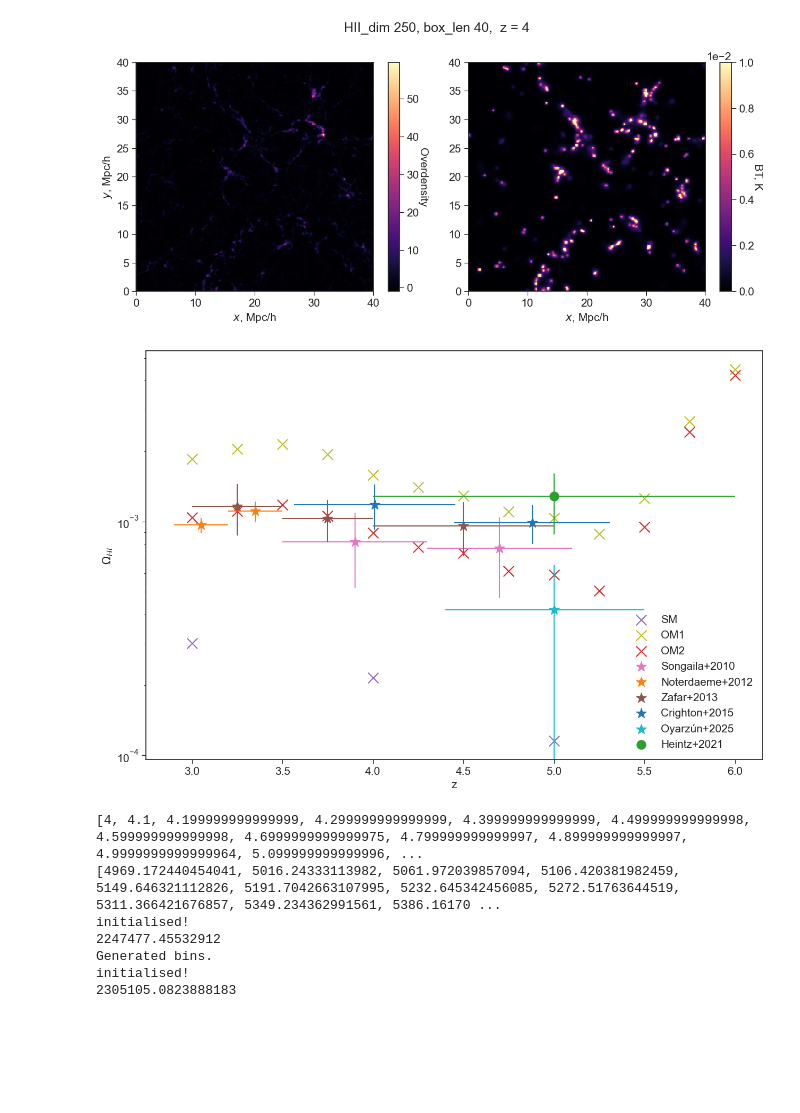
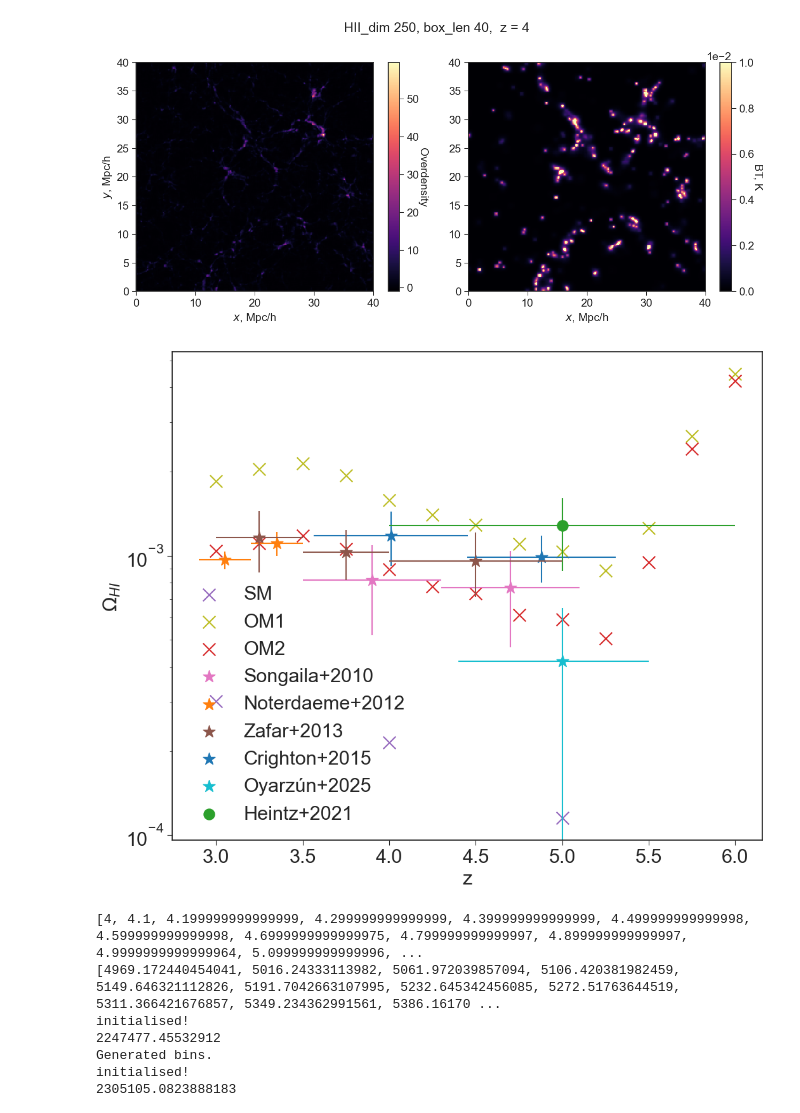
Before and after one commit to raxquax123/postEoR, a Jupyter notebook: Notebooks/examples.ipynb, the cells around one changed output. Drawn from its saved outputs; the diff is of its cells as text; code cells hidden in the pictures; blank space fills up the shorter version.

```diff
--- a/Notebooks/examples.ipynb
+++ b/Notebooks/examples.ipynb
@@ -426,51 +426,51 @@ zafar = [1.16e-3, 1.03e-3, 0.96e-3]
 zafar_z = [3.25, 3.75, 4.5]
 
 for z in redshifts:
-    mean_BT=hkl.load("mean_BT_pad-a.hkl")[str(z)]
+    mean_BT=hkl.load("../mean_BT_pad-a.hkl")[str(z)]
     omega_HI_pad_a.append(get_omega_HI(mean_BT, z))
-    mean_BT=hkl.load("mean_BT_pad-b.hkl")[str(z)]
+    mean_BT=hkl.load("../mean_BT_pad-b.hkl")[str(z)]
     omega_HI_pad_b.append(get_omega_HI(mean_BT, z))
 
 for z in redshifts_spinelli:
-    mean_BT=hkl.load("mean_BT_spinelli.hkl")[str(z)]
+    mean_BT=hkl.load("../mean_BT_spinelli.hkl")[str(z)]
     omega_HI_spinelli.append(get_omega_HI(mean_BT, z))
 
 #spinelli_spline = make_interp_spline(np.flip(redshifts), np.flip(omega_HI_spinelli))
 #pad_a_spline = make_interp_spline(np.flip(redshifts), np.flip(omega_HI_pad_a))
 #pad_b_spline = make_interp_spline(np.flip(redshifts), np.flip(omega_HI_pad_b))
 
 redshifts_2 = np.linspace(3, 6, 100)
 
 import matplotlib.pyplot as plt
 plt.style.use('seaborn-v0_8-ticks')
 
-plt.rcParams['figure.figsize'] = [15, 10]
-plt.rcParams.update({'font.size': 15})
+plt.rcParams['figure.figsize'] = [12, 10]
+plt.rcParams.update({'font.size': 22})
 
 plt.scatter(redshifts_spinelli, omega_HI_spinelli, color="tab:purple", label="SM", marker="x", s=200)
 plt.scatter(redshifts, omega_HI_pad_a, color="tab:olive", label="OM1", marker="x", s=200)
 plt.scatter(redshifts, omega_HI_pad_b, color="tab:red", label="OM2", marker="x", s=200)
 plt.scatter(s_c_z, s_c, c="tab:pink", label="Songaila+2010", marker="*", s=200)
 plt.scatter(noterdaeme_z, noterdaeme, c="tab:orange", label="Noterdaeme+2012", marker="*", s=200)
 plt.scatter(zafar_z, zafar, c="tab:brown", label="Zafar+2013", marker="*", s=200)
 plt.scatter(crighton_z, crighton, c="tab:blue", label="Crighton+2015", marker="*", s=200)
 plt.scatter(oyarzun_z, oyarzun, c="tab:cyan", label="Oyarzún+2025", marker="*", s=200)
 plt.scatter(heintz_z, heintz, c="tab:green", label="Heintz+2021", marker="o", s=150)
 plt.errorbar(s_c_z, s_c, xerr=0.4, yerr=[[0.30e-3, 0.30e-3], [0.27e-3, 0.27e-3]], c="tab:pink", linestyle="none")
 plt.errorbar(crighton_z, crighton, xerr=[0.445, 0.43], yerr=[0.26e-3, 0.19e-3], c="tab:blue", linestyle="none")
 plt.errorbar(noterdaeme_z, noterdaeme, xerr=0.15, yerr=[0.11e-3, 0.07e-3], c="tab:orange", linestyle="none")
 plt.errorbar(heintz_z, heintz, xerr=1, yerr=[[0.401e-3], [0.321e-3]], c="tab:green", linestyle="none")
 plt.errorbar(oyarzun_z, oyarzun, xerr=[[0.6], [0.5]], yerr=[[0.615e-3], [0.232e-3]], c="tab:cyan", linestyle="none")
 plt.errorbar(zafar_z, zafar, xerr=[0.25, 0.25, 0.5], yerr=[0.29e-3, 0.21e-3, 0.25e-3], c="tab:brown", linestyle="none")
 
 plt.ylabel("$\Omega_{HI}$")
 plt.xlabel("z")
 plt.yscale("log")
 #plt.xlim(4.5,6)
-plt.legend()
-plt.show()
+plt.legend(loc="best")
+plt.savefig("omega_HI.pdf", format="pdf")
 # %% [output]
-[figure, old version]
+[figure, new version]
 # %%
 import numpy as np
 import matplotlib.pyplot as plt
```
Also changed, not shown: parts of 2 cells of this notebook, 4 other files.
